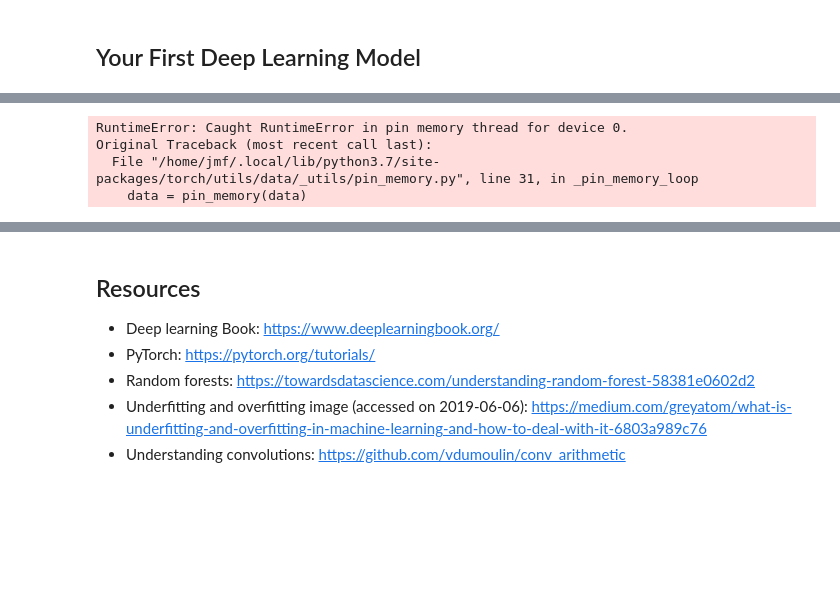
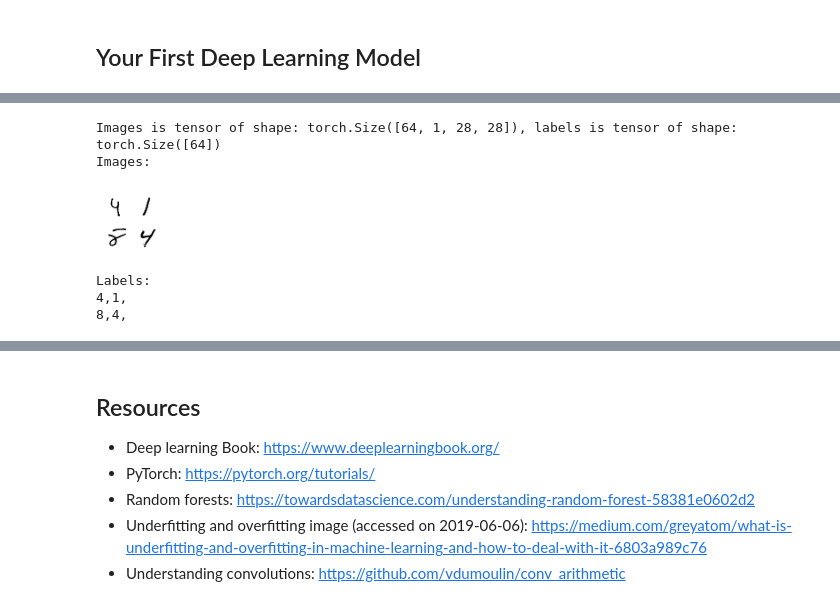
Before and after one commit to jonathanfrawley/data_analysis_and_machine_learning_course, a Jupyter notebook: slides/slides_03.ipynb, the cells around one changed output, grey strips where cells are left out. Cells and saved outputs as stored; diff of their text form; code cells hidden in the pictures; blank space fills up the shorter version.

```diff
--- a/slides/slides_03.ipynb
+++ b/slides/slides_03.ipynb
@@ -188,26 +185,28 @@ test_loader = torch.utils.data.DataLoader(
 # %%
 train_iter = iter(train_loader)
 test_iter = iter(test_loader)
 images, labels = train_iter.next()
 print(f'Images is tensor of shape: {images.shape}, labels is tensor of shape: {labels.shape}')
-figure = plt.figure()
-num_of_images = 64
+figure = plt.figure(figsize=(1, 1))
+num_of_images = 4
 for index in range(1, num_of_images + 1):
-    plt.subplot(8, 8, index)
+    plt.subplot(2, 2, index)
     plt.axis('off')
     plt.imshow(images[index-1].numpy().squeeze(), cmap='gray_r')
 print("Images:")
 plt.show()
 print("Labels:")
-for i in range(8):
-    for j in range(8):
-        print(labels[i*8+j].item(), end=',')
+for i in range(2):
+    for j in range(2):
+        print(labels[i*2+j].item(), end=',')
     print()
 # %% [output]
-RuntimeError: Caught RuntimeError in pin memory thread for device 0.
-Original Traceback (most recent call last):
-  File "/home/jmf/.local/lib/python3.7/site-packages/torch/utils/data/_utils/pin_memory.py", line 31, in _pin_memory_loop
-    data = pin_memory(data)
+Images is tensor of shape: torch.Size([64, 1, 28, 28]), labels is tensor of shape: torch.Size([64])
+Images:
+[figure, added]
+Labels:
+4,1,
+8,4,
 # %%
 class Net(nn.Module):
     def __init__(self):
```
Also changed, not shown: parts of 6 cells of this notebook, 3 other files.
